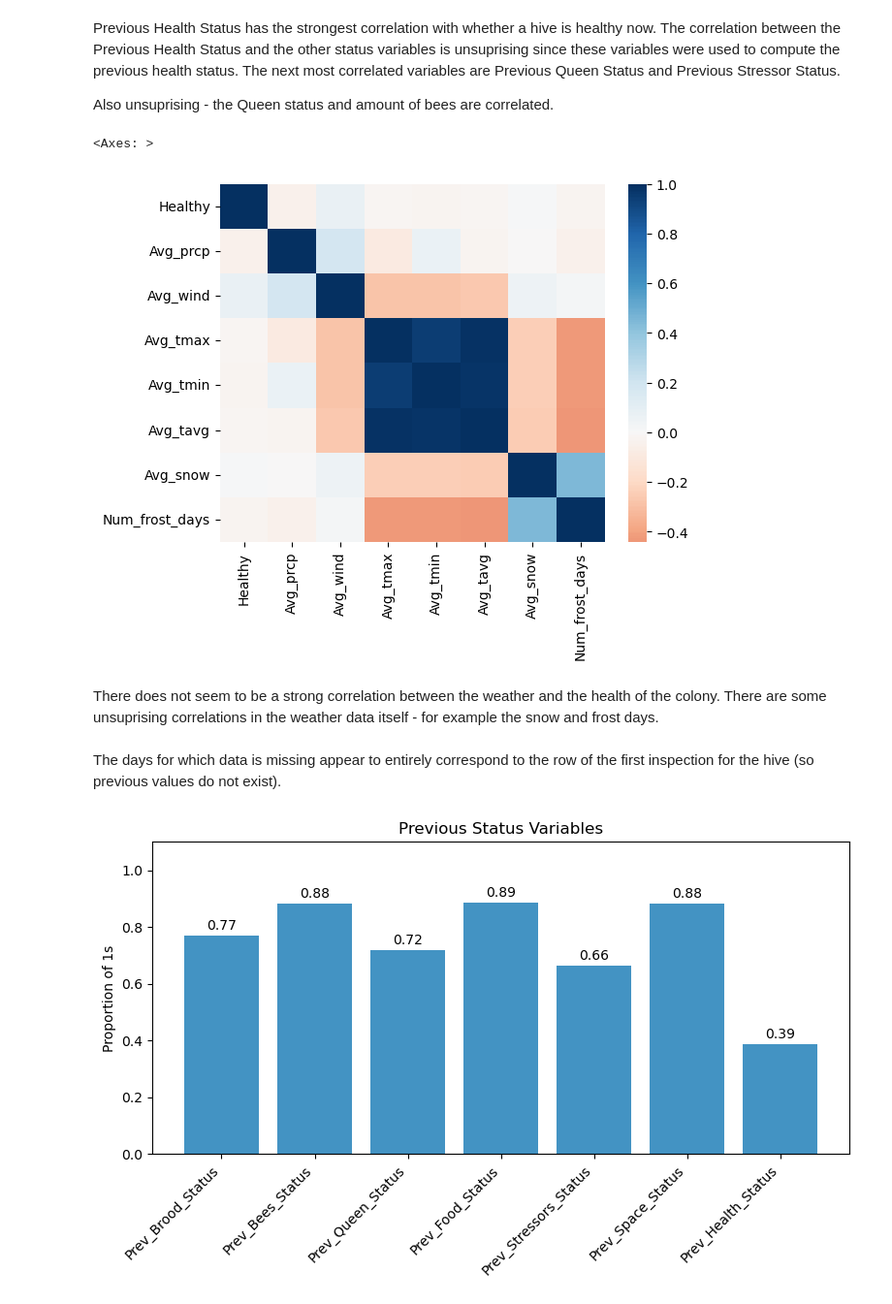
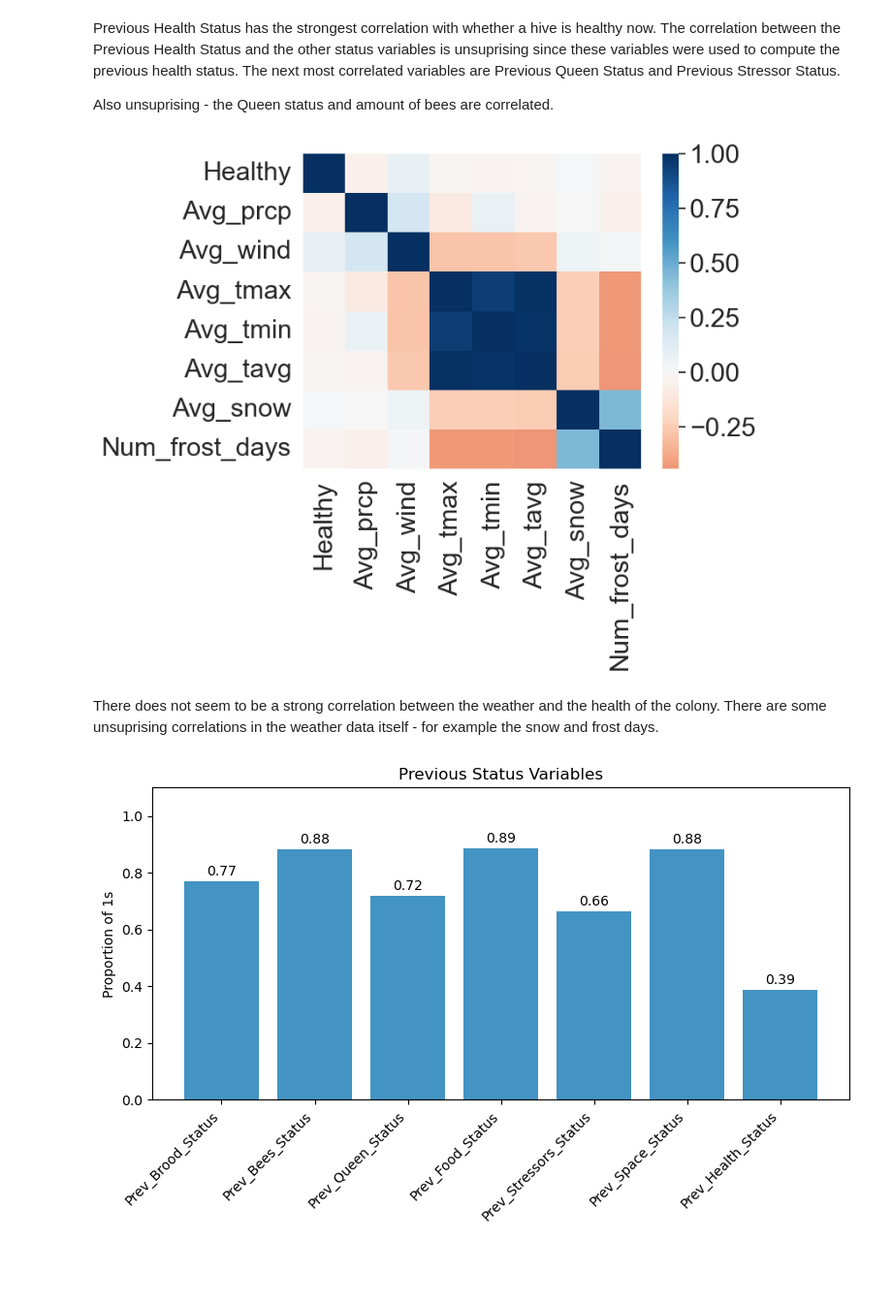
Before and after one commit to Erdos-Projects/fall-2025-bee-health-early-warning-system, a Jupyter notebook: notebooks/Predicting_Honeybee_Health_EDA_RN110425.ipynb, the cells around one changed output. Shown at 97% size. Cells and saved outputs as stored; diff of their text form; code cells hidden in the pictures; blank space fills up the shorter version.

```diff
--- a/notebooks/Predicting_Honeybee_Health_EDA_RN110425.ipynb
+++ b/notebooks/Predicting_Honeybee_Health_EDA_RN110425.ipynb
@@ -120,17 +152,15 @@ Also unsuprising - the Queen status and amount of bees are correlated.
 # %%
 
 corr_vars = ['Healthy'] + [ 'Avg_prcp', 'Avg_wind', 'Avg_tmax', 'Avg_tmin',
                            'Avg_tavg', 'Avg_snow', 'Num_frost_days']
 
 corr = honeybee_df[corr_vars].corr()
 sns.heatmap(corr, cmap='RdBu', center=0)
+sns.set(font_scale=2) # for presentation
 # %% [output]
-<Axes: >
-[figure, old version]
+[figure, new version]
 # %% [markdown]
 There does not seem to be a strong correlation between the weather and the health of the colony. There are some unsuprising correlations in the weather data itself - for example the snow and frost days.
-# %% [markdown]
-The days for which data is missing appear to entirely correspond to the row of the first inspection for the hive (so previous values do not exist).
 # %%
 # Compute proportion of 1s for each status variable
 counts = []
```
Also changed, not shown: parts of 5 cells of this notebook, 15 other files.
